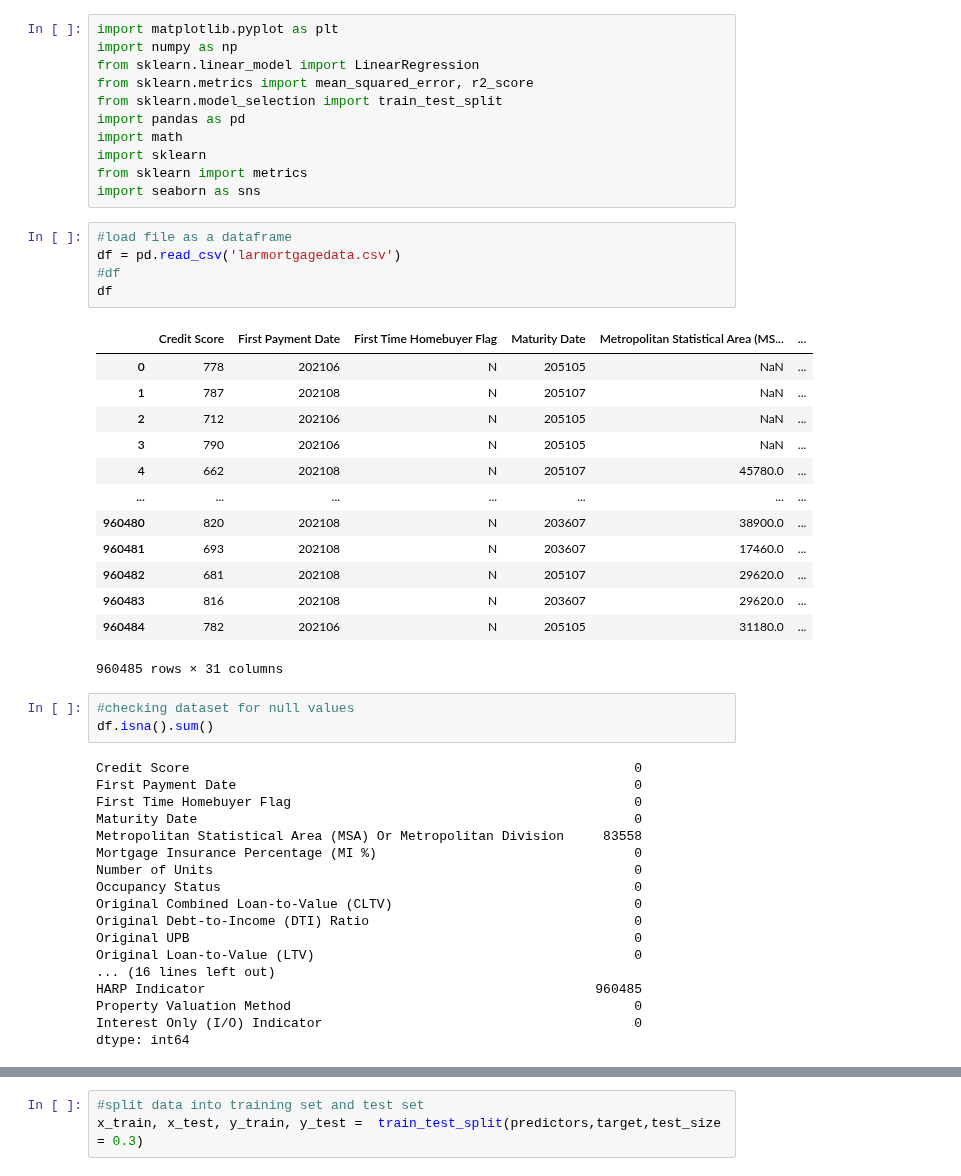
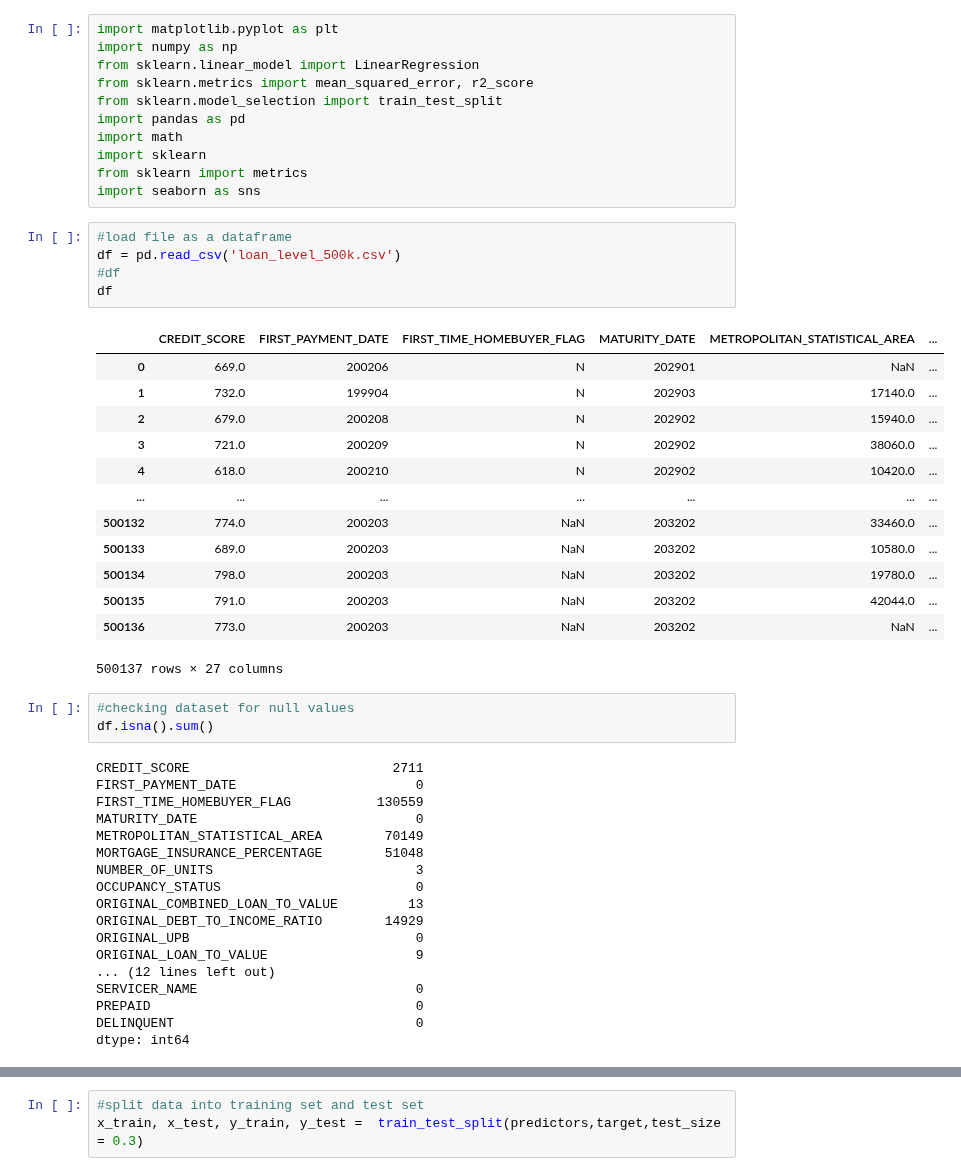
Before and after one commit to aminrahimian/data-for-good, a Jupyter notebook: LinearRegressionMortgage.ipynb, the cells around one changed output, grey strips where cells are left out. Cells and saved outputs as stored; diff of their text form.

Commit message:
updated the mortgage dataset

```diff
--- a/LinearRegressionMortgage.ipynb
+++ b/LinearRegressionMortgage.ipynb
@@ -91,43 +100,43 @@ from sklearn import metrics
 import seaborn as sns
 # %%
 #load file as a dataframe
-df = pd.read_csv('larmortgagedata.csv')
+df = pd.read_csv('loan_level_500k.csv')
 #df
 df
 # %% [output]
-|  | Credit Score | First Payment Date | First Time Homebuyer Flag | Maturity Date | Metropolitan Statistical Area (MS... | ... |
-| 0 | 778 | 202106 | N | 205105 | NaN | ... |
-| 1 | 787 | 202108 | N | 205107 | NaN | ... |
-| 2 | 712 | 202106 | N | 205105 | NaN | ... |
-| 3 | 790 | 202106 | N | 205105 | NaN | ... |
-| 4 | 662 | 202108 | N | 205107 | 45780.0 | ... |
+|  | CREDIT_SCORE | FIRST_PAYMENT_DATE | FIRST_TIME_HOMEBUYER_FLAG | MATURITY_DATE | METROPOLITAN_STATISTICAL_AREA | ... |
+| 0 | 669.0 | 200206 | N | 202901 | NaN | ... |
+| 1 | 732.0 | 199904 | N | 202903 | 17140.0 | ... |
+| 2 | 679.0 | 200208 | N | 202902 | 15940.0 | ... |
+| 3 | 721.0 | 200209 | N | 202902 | 38060.0 | ... |
+| 4 | 618.0 | 200210 | N | 202902 | 10420.0 | ... |
 | ... | ... | ... | ... | ... | ... | ... |
-| 960480 | 820 | 202108 | N | 203607 | 38900.0 | ... |
-| 960481 | 693 | 202108 | N | 203607 | 17460.0 | ... |
-| 960482 | 681 | 202108 | N | 205107 | 29620.0 | ... |
-| 960483 | 816 | 202108 | N | 203607 | 29620.0 | ... |
-| 960484 | 782 | 202106 | N | 205105 | 31180.0 | ... |
+| 500132 | 774.0 | 200203 | NaN | 203202 | 33460.0 | ... |
+| 500133 | 689.0 | 200203 | NaN | 203202 | 10580.0 | ... |
+| 500134 | 798.0 | 200203 | NaN | 203202 | 19780.0 | ... |
+| 500135 | 791.0 | 200203 | NaN | 203202 | 42044.0 | ... |
+| 500136 | 773.0 | 200203 | NaN | 203202 | NaN | ... |
-960485 rows × 31 columns
+500137 rows × 27 columns
 # %%
 #checking dataset for null values
 df.isna().sum()
 # %% [output]
-Credit Score                                                         0
-First Payment Date                                                   0
-First Time Homebuyer Flag                                            0
-Maturity Date                                                        0
-Metropolitan Statistical Area (MSA) Or Metropolitan Division     83558
-Mortgage Insurance Percentage (MI %)                                 0
-Number of Units                                                      0
-Occupancy Status                                                     0
-Original Combined Loan-to-Value (CLTV)                               0
-Original Debt-to-Income (DTI) Ratio                                  0
-Original UPB                                                         0
-Original Loan-to-Value (LTV)                                         0
-... (16 lines left out)
-HARP Indicator                                                  960485
-Property Valuation Method                                            0
-Interest Only (I/O) Indicator                                        0
+CREDIT_SCORE                          2711
+FIRST_PAYMENT_DATE                       0
+FIRST_TIME_HOMEBUYER_FLAG           130559
+MATURITY_DATE                            0
+METROPOLITAN_STATISTICAL_AREA        70149
+MORTGAGE_INSURANCE_PERCENTAGE        51048
+NUMBER_OF_UNITS                          3
+OCCUPANCY_STATUS                         0
+ORIGINAL_COMBINED_LOAN_TO_VALUE         13
+ORIGINAL_DEBT_TO_INCOME_RATIO        14929
+ORIGINAL_UPB                             0
+ORIGINAL_LOAN_TO_VALUE                   9
+... (12 lines left out)
+SERVICER_NAME                            0
+PREPAID                                  0
+DELINQUENT                               0
 dtype: int64
 # %%
 #encode the columns that include text as numerical categories
```
Also changed, not shown: parts of 6 cells of this notebook, 1 other file.
